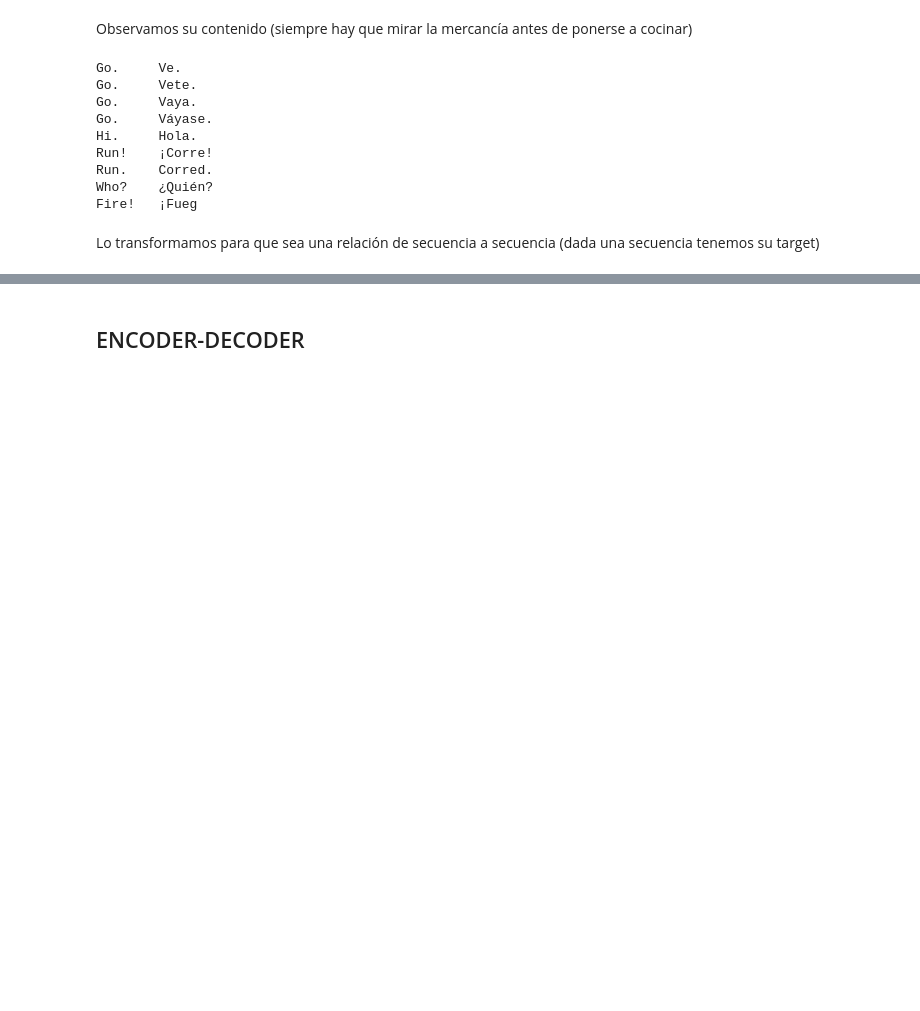
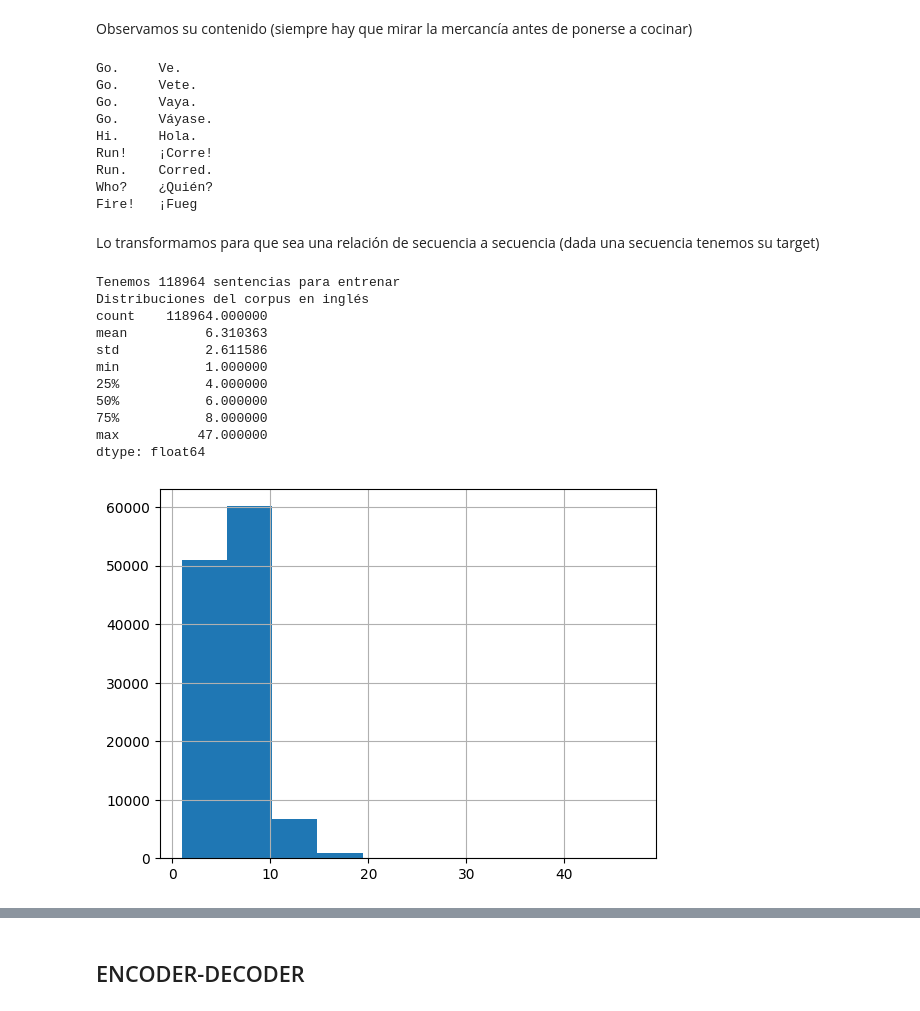
Before and after one commit to Jaimegrp/Practicando, a Jupyter notebook: Texto/Generativa_Texto_De_RRN_a_LLM.ipynb, the cells around one changed output, grey strips where cells are left out. Drawn from its saved outputs; the diff is of its cells as text; code cells hidden in the pictures; blank space fills up the shorter version.

```diff
--- a/Texto/Generativa_Texto_De_RRN_a_LLM.ipynb
+++ b/Texto/Generativa_Texto_De_RRN_a_LLM.ipynb
@@ -103,0 +112,19 @@ sentences_en, sentences_es = zip(*pairs)  # separates the pairs into 2 lists
+# %%
+print(f"Tenemos {len(sentences_en)} sentencias para entrenar")
+print("Distribuciones del corpus en inglés")
+series_en = pd.Series([len(sentencia.split()) for sentencia in sentences_en])
+series_en.hist();
+print(series_en.describe())
+# %% [output]
+Tenemos 118964 sentencias para entrenar
+Distribuciones del corpus en inglés
+count    118964.000000
+mean          6.310363
+std           2.611586
+min           1.000000
+25%           4.000000
+50%           6.000000
+75%           8.000000
+max          47.000000
+dtype: float64
+[figure, added]
```
Also changed, not shown: parts of 16 cells of this notebook.
